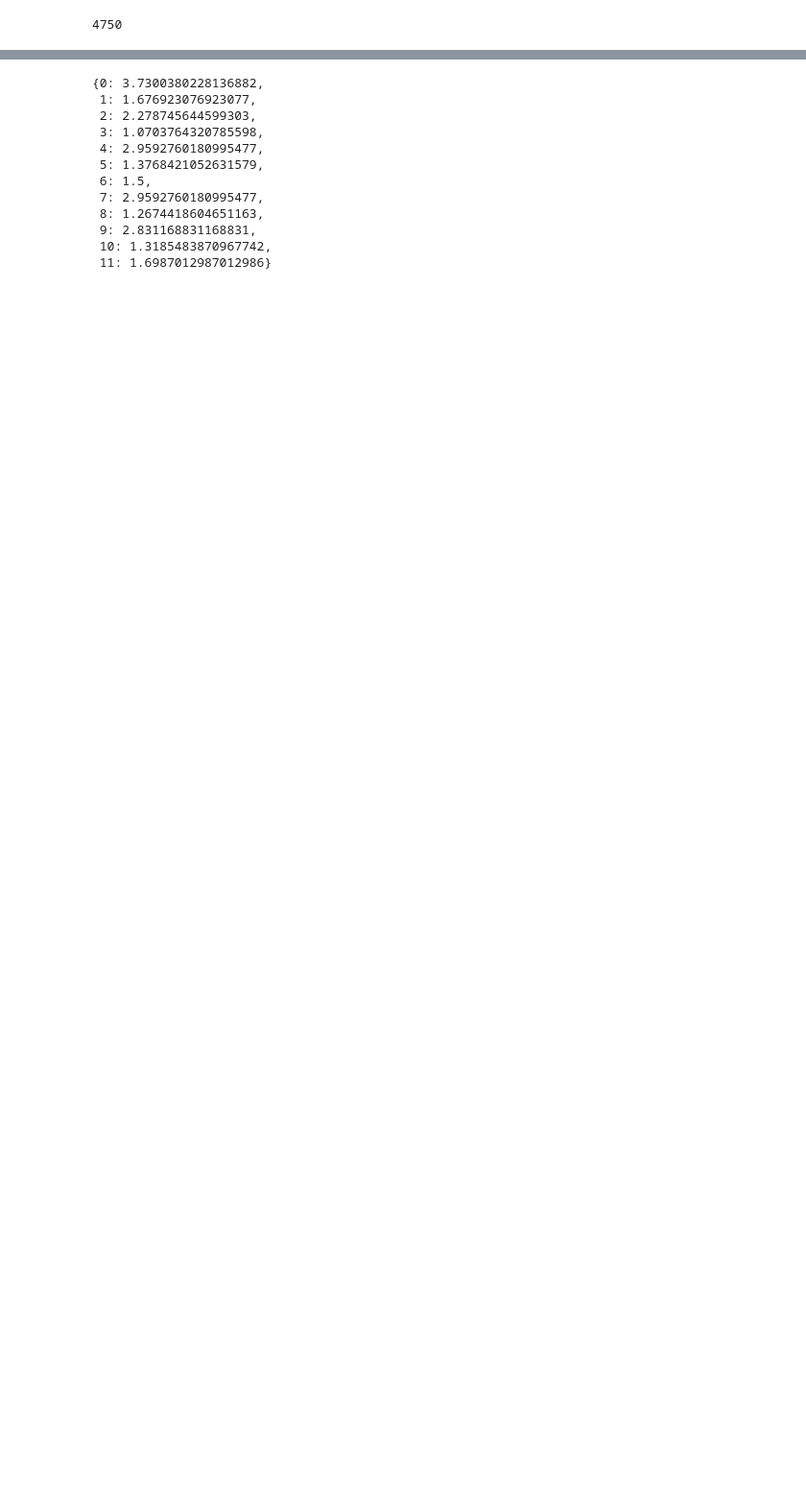
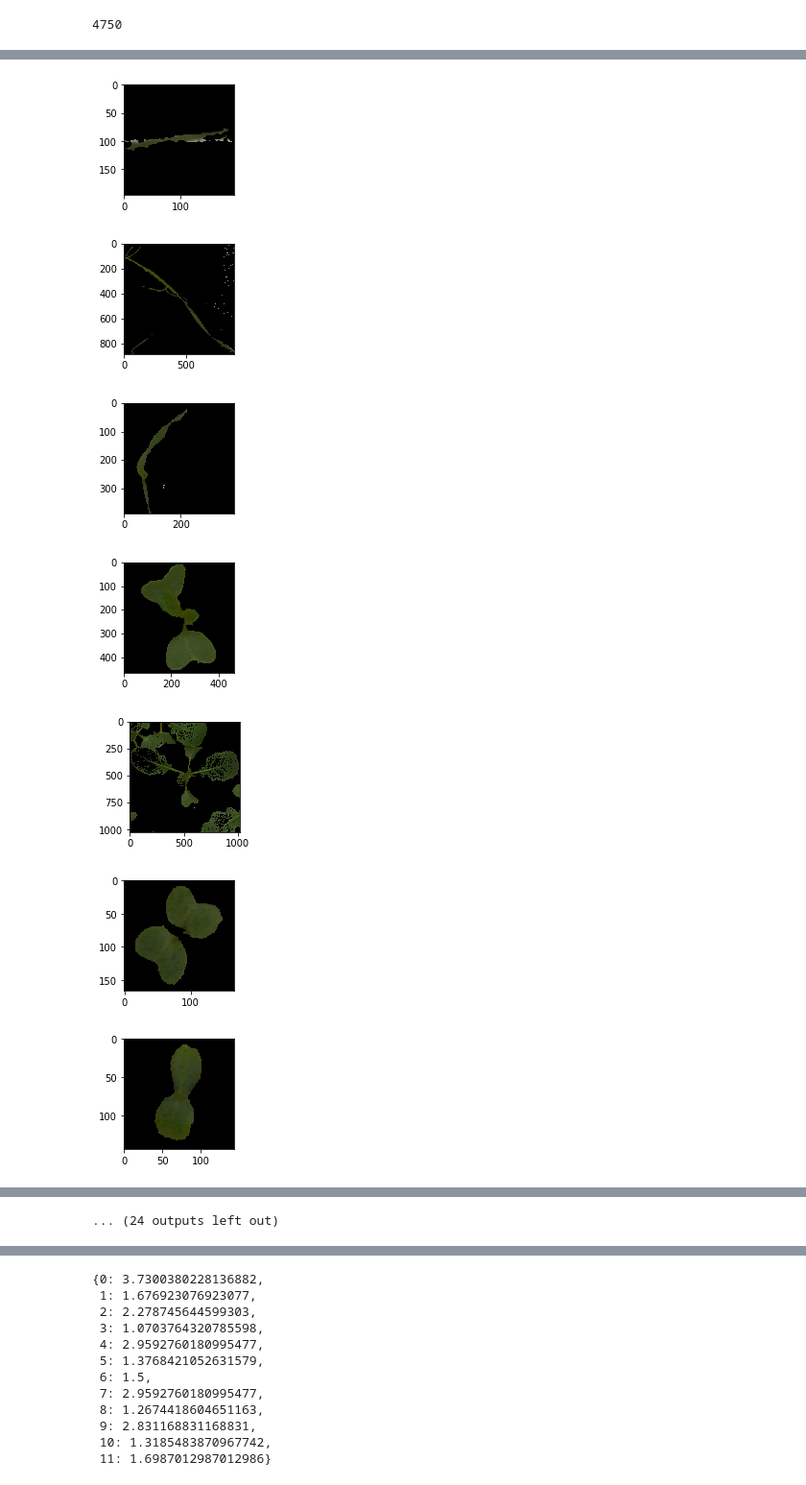
Before and after one commit to TeyrCrimson/tensorflow-projects, a Jupyter notebook: Plant_seedlings_classification_v4.ipynb, the cells around one changed output, grey strips where cells are left out. Shown at 96% size. Drawn from its saved outputs; the diff is of its cells as text; code cells hidden in the pictures; blank space fills up the shorter version.

```diff
--- a/Plant_seedlings_classification_v4.ipynb
+++ b/Plant_seedlings_classification_v4.ipynb
@@ -166,10 +199,17 @@ train_datagen = ImageDataGenerator(rotation_range=360,
 # %%
-#count = 1
-#for i in range(len(files)):
-#  for j in range(3):
-#    f = plt.figure(figsize=(30,30))
-#    img = plt.imread(os.path.join(train_dir,CATEGORIES[i], files[i][j]))
-#    f.add_subplot(12,3,count)
-#    count = count + 1
-#    plt.imshow(remove_white(hsvmask(img)), aspect=1)
-#    #plt.imshow(img, aspect=1)
+count = 1
+for i in range(len(files)):
+  for j in range(3):
+    f = plt.figure(figsize=(30,30))
+    img = plt.imread(os.path.join(train_dir,CATEGORIES[i], files[i][j]))
+    f.add_subplot(12,3,count)
+    count = count + 1
+    plt.imshow(remove_white(hsvmask(img)), aspect=1)
+# %% [output]
+[figure, added]
+[figure, added]
+[figure, added]
+[figure, added]
+[figure, added]
+[figure, added]
+[figure, added]
@@ -175,0 +221 @@ train_datagen = ImageDataGenerator(rotation_range=360,
+... (24 outputs left out)
```
Also changed, not shown: parts of 77 cells of this notebook.
